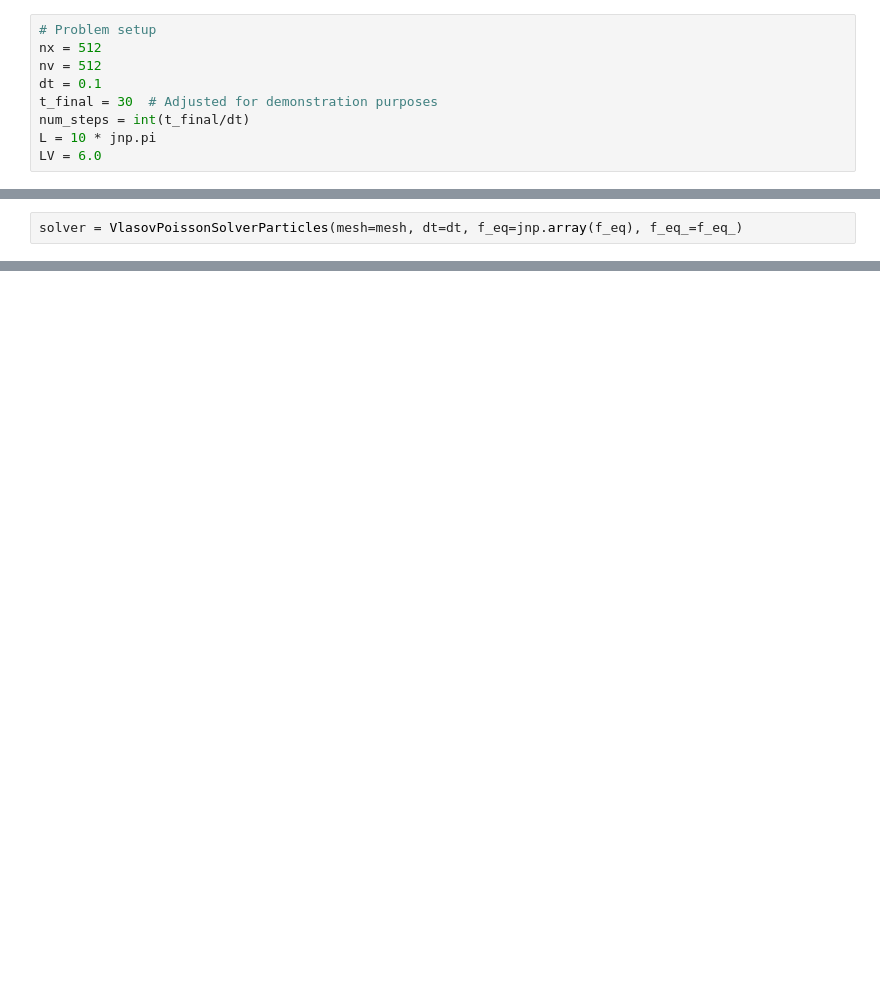
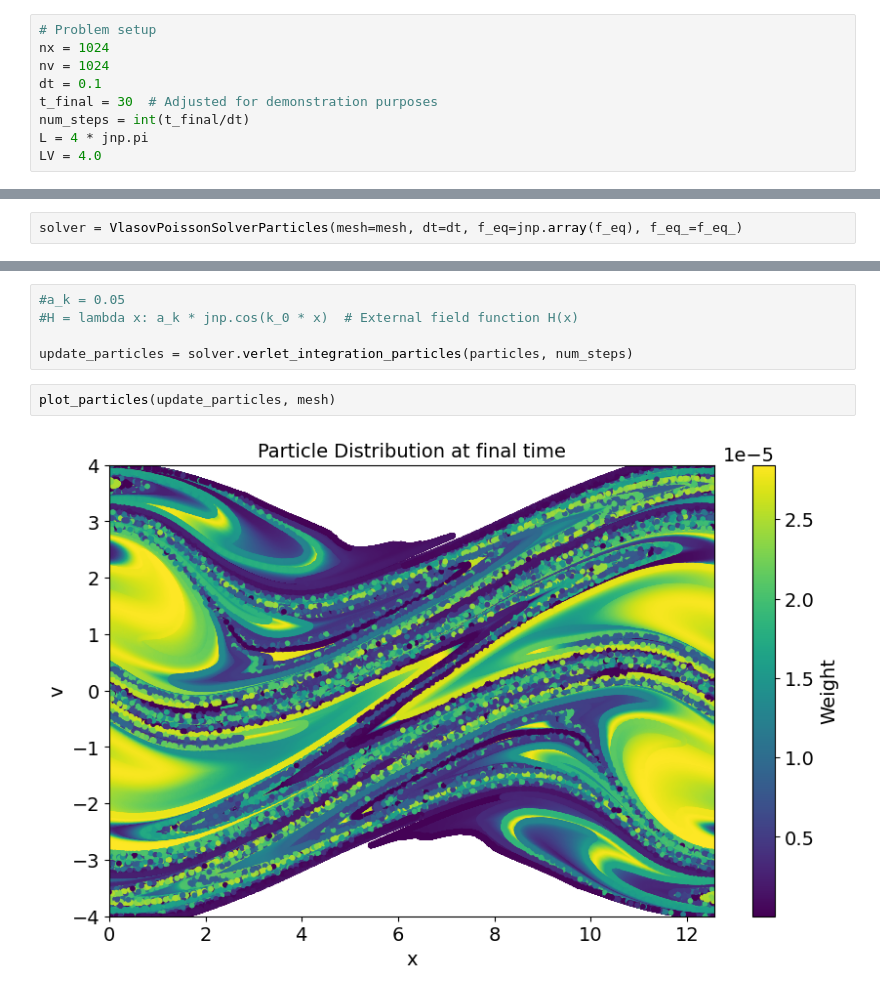
Before and after one commit to maguerrap/vlasov-poisson, a Jupyter notebook: notebooks/Vlasov-Poisson-solver-particle-jax.ipynb, the cells around one changed output, grey strips where cells are left out. Saved outputs shown, nothing was run; the diff lists cells and outputs as text; blank space fills up the shorter version.

Commit message:
particle method update

```diff
--- a/notebooks/Vlasov-Poisson-solver-particle-jax.ipynb
+++ b/notebooks/Vlasov-Poisson-solver-particle-jax.ipynb
@@ -289,13 +327,13 @@ def two_stream_distribution(x, v, v_bar, epsilon, beta):
 #    return (alpha * jnp.exp(-0.5 * (x - mu1)**2) + (1 - alpha) * jnp.exp(-0.5 * (v - mu2)**2)) / jnp.sqrt(2 * jnp.pi)
 # %%
 # Problem setup
-nx = 512
-nv = 512
+nx = 1024
+nv = 1024
 dt = 0.1
 t_final = 30  # Adjusted for demonstration purposes
 num_steps = int(t_final/dt)
-L = 10 * jnp.pi
-LV = 6.0
+L = 4 * jnp.pi
+LV = 4.0
 # %%
 mesh = make_mesh(L, LV, nx, nv)
 
@@ -710,0 +407,9 @@ Iteration 900, Cost: 0.09580168128013611
+# %%
+#a_k = 0.05
+#H = lambda x: a_k * jnp.cos(k_0 * x)  # External field function H(x)
+
+update_particles = solver.verlet_integration_particles(particles, num_steps)
+# %%
+plot_particles(update_particles, mesh)
+# %% [output]
+[figure, added]
```
Also changed, not shown: parts of 10 cells of this notebook, 1 other file.
